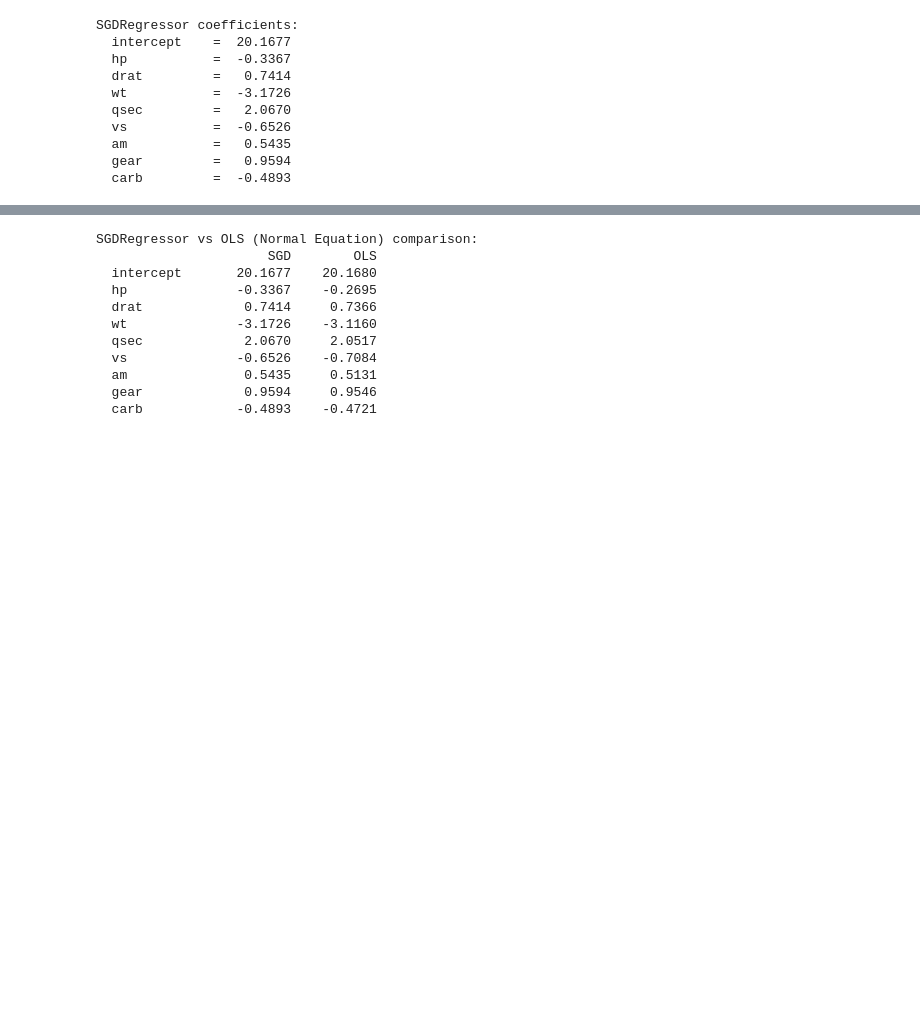
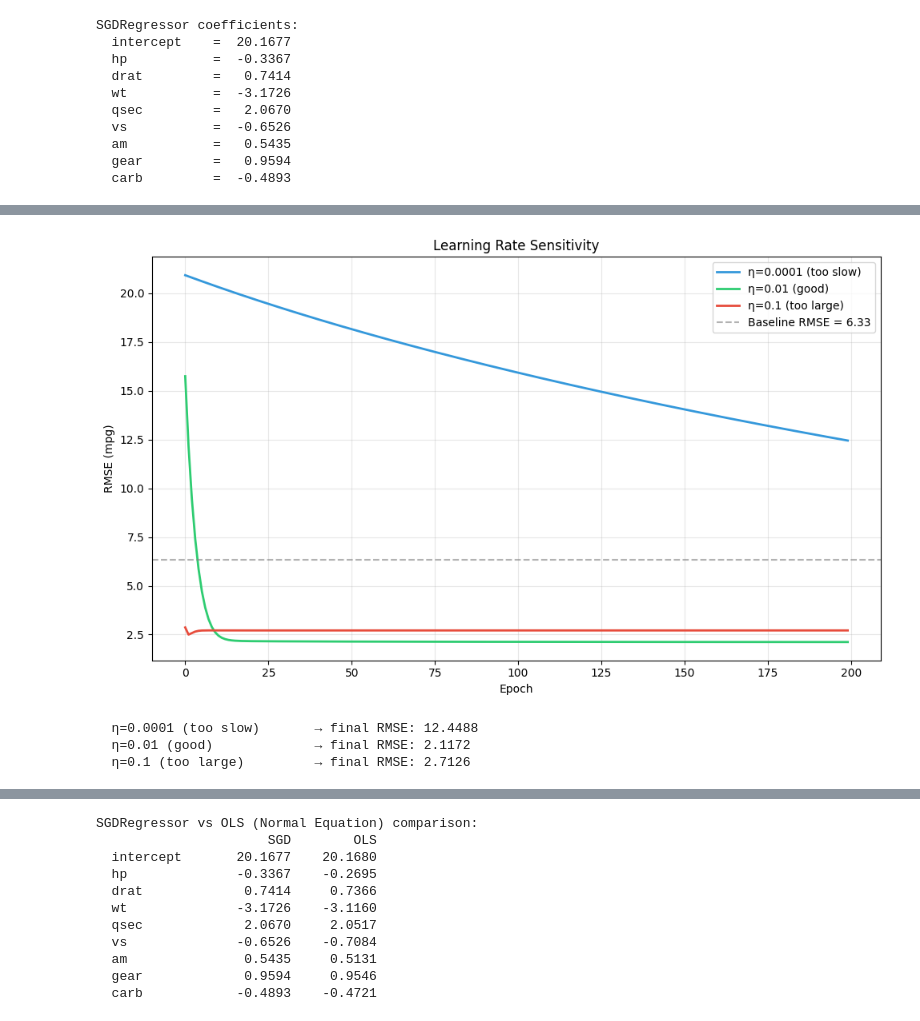
Before and after one commit to amaldu/data-science-katas, a Jupyter notebook: machine_learning/01_regression/linear_regression_grad_descent/exercises/exercise_linreg_grad_descent.ipynb, the cells around one changed output, grey strips where cells are left out. Drawn from its saved outputs; the diff is of its cells as text; code cells hidden in the pictures; blank space fills up the shorter version.

```diff
--- a/machine_learning/01_regression/linear_regression_grad_descent/exercises/exercise_linreg_grad_descent.ipynb
+++ b/machine_learning/01_regression/linear_regression_grad_descent/exercises/exercise_linreg_grad_descent.ipynb
@@ -339,0 +343,52 @@ The cost dropped from around 249 to 4.48, which is a 98.2% reduction. The conver
+# %%
+# Learning rate sensitivity experiment
+learning_rates = [0.0001, 0.01, 0.1]
+lr_labels = ['η=0.0001 (too slow)', 'η=0.01 (good)', 'η=0.1 (too large)']
+lr_colors = ['#3498db', '#2ecc71', '#e74c3c']
+
+all_histories = []
+
+for lr in learning_rates:
+    sgd_lr = SGDRegressor(
+        loss='squared_error',
+        penalty=None,
+        learning_rate='constant',
+        eta0=lr,
+        max_iter=1,
+        tol=None,
+        warm_start=True,
+        random_state=42
+    )
+    rmse_hist = []
+    for _ in range(n_epochs):
+        sgd_lr.fit(X_train_scaled, y_train)
+        y_pred_lr = sgd_lr.predict(X_train_scaled)
+        mse_lr = np.mean((y_pred_lr - y_train) ** 2)
+        rmse_val = np.sqrt(mse_lr)
+        if np.isnan(rmse_val) or rmse_val > 1e6:
+            break
+        rmse_hist.append(rmse_val)
+    all_histories.append(rmse_hist)
+
+fig, ax = plt.subplots(figsize=(10, 6))
+for hist, label, color in zip(all_histories, lr_labels, lr_colors):
+    ax.plot(hist, label=label, color=color, linewidth=2)
+
+ax.axhline(y=baseline_rmse, color='gray', linestyle='--', alpha=0.6,
+           label=f'Baseline RMSE = {baseline_rmse:.2f}')
+ax.set_title('Learning Rate Sensitivity')
+ax.set_xlabel('Epoch')
+ax.set_ylabel('RMSE (mpg)')
+ax.legend()
+ax.grid(True, alpha=0.3)
+plt.tight_layout()
+plt.show()
+
+for lr, label, hist in zip(learning_rates, lr_labels, all_histories):
+    final = hist[-1] if hist else float('nan')
+    print(f"  {label:<25} → final RMSE: {final:.4f}")
+# %% [output]
+[figure, added]
+  η=0.0001 (too slow)       → final RMSE: 12.4488
+  η=0.01 (good)             → final RMSE: 2.1172
+  η=0.1 (too large)         → final RMSE: 2.7126
```
Also changed, not shown: parts of 21 cells of this notebook.
